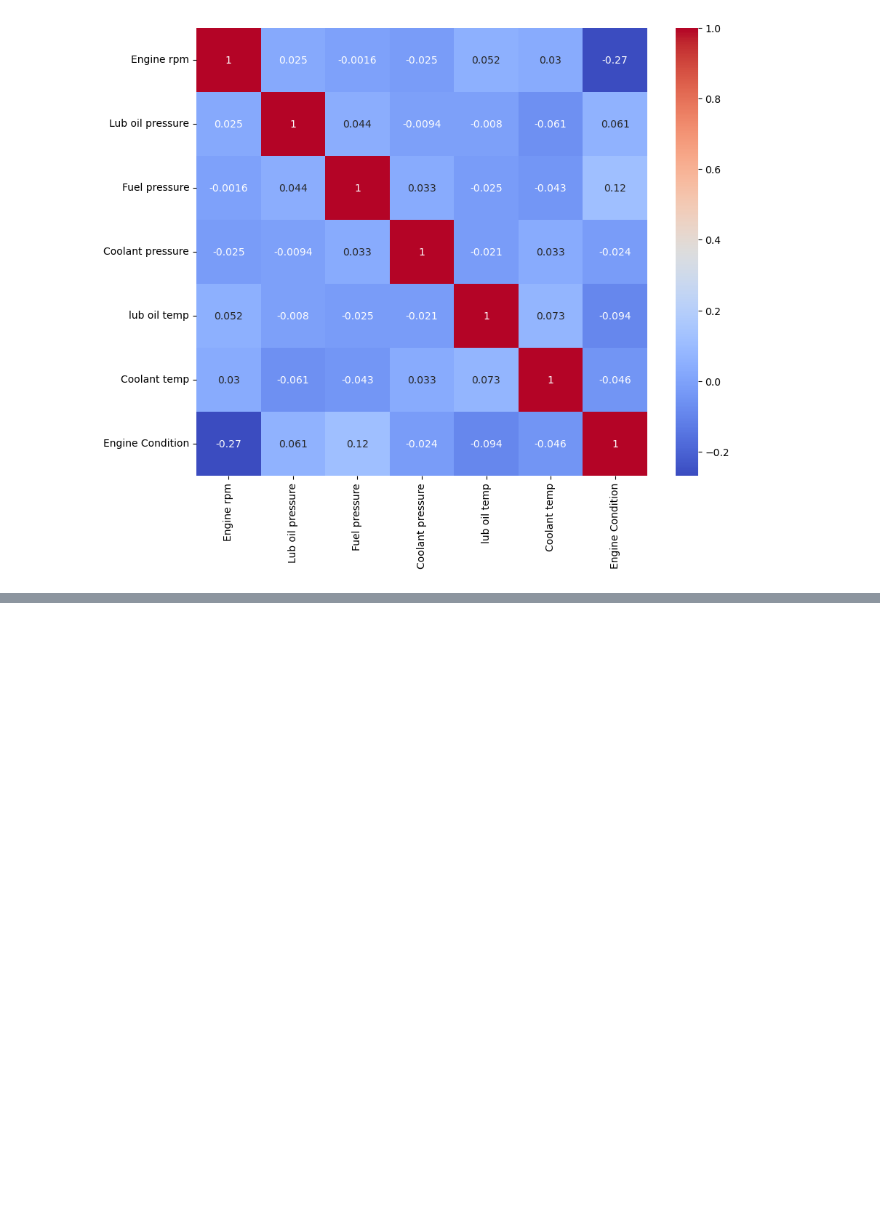
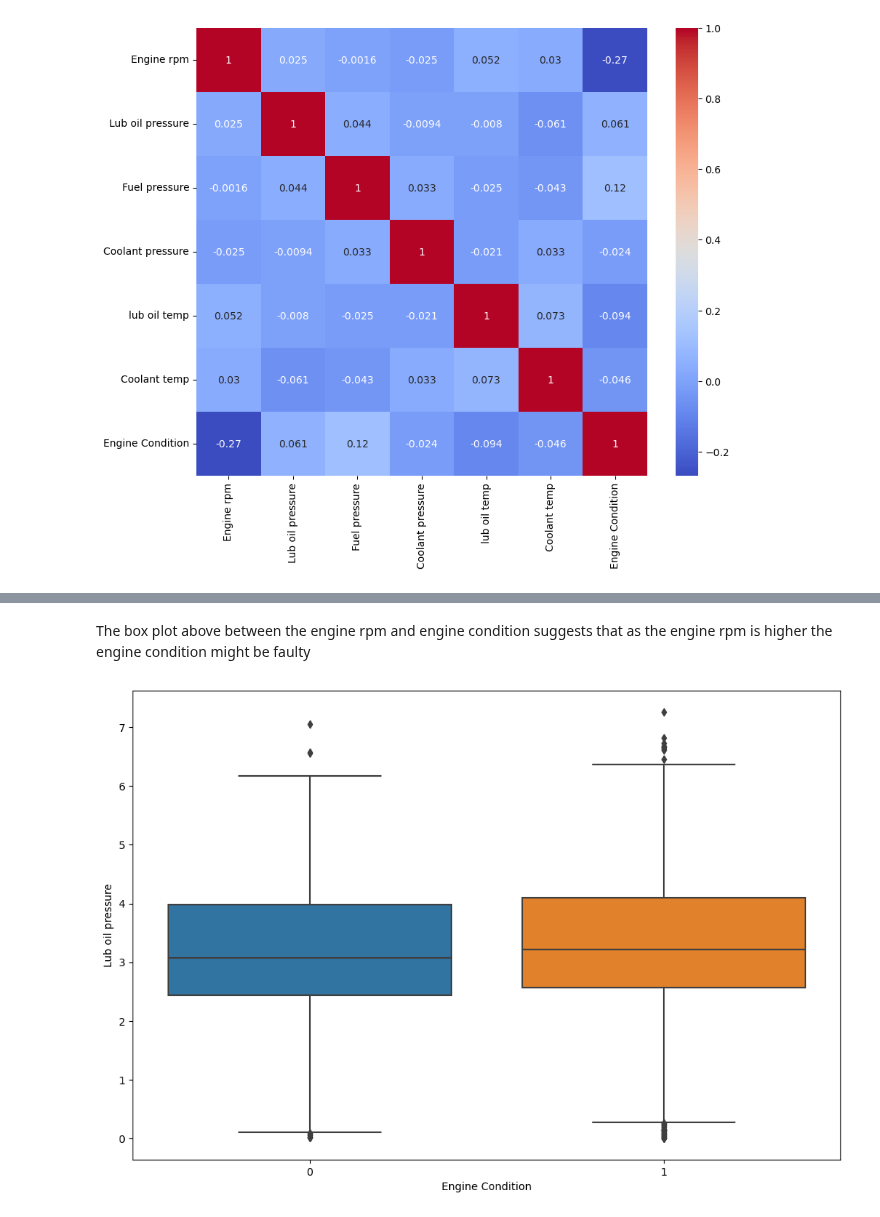
Before and after one commit to jennymorisho/Engine_Health_Condition_Prediction, a Jupyter notebook: main.ipynb, the cells around one changed output, grey strips where cells are left out. Saved outputs shown, nothing was run; the diff lists cells and outputs as text; code cells hidden in the pictures; blank space fills up the shorter version.

```diff
--- a/main.ipynb
+++ b/main.ipynb
@@ -120,0 +103,8 @@ plt.show()
+# %% [markdown]
+The box plot above between the engine rpm and engine condition suggests that as the engine rpm is higher the engine condition might be faulty
+# %%
+plt.figure(figsize=(12, 8))
+sns.boxplot(x='Engine Condition', y='Lub oil pressure', data=dataset)
+plt.show()
+# %% [output]
+[figure, added]
```
Also changed, not shown: parts of 15 cells of this notebook.
